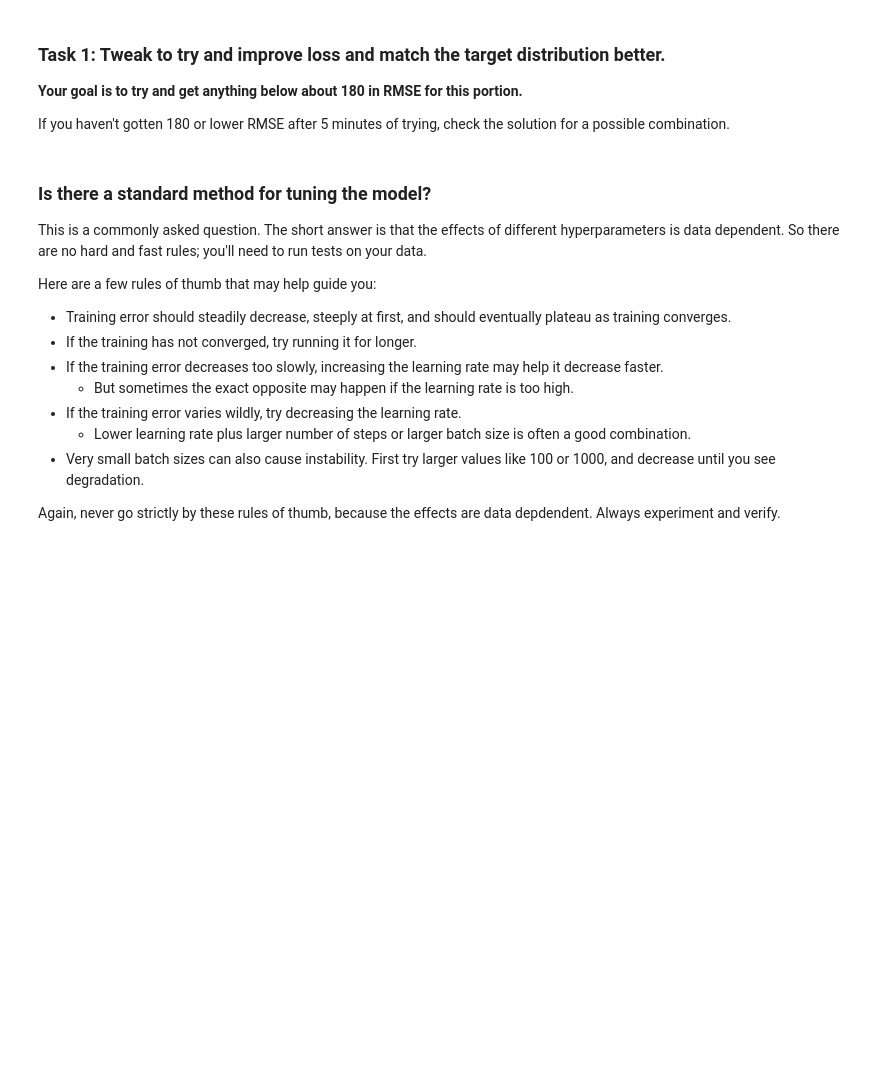
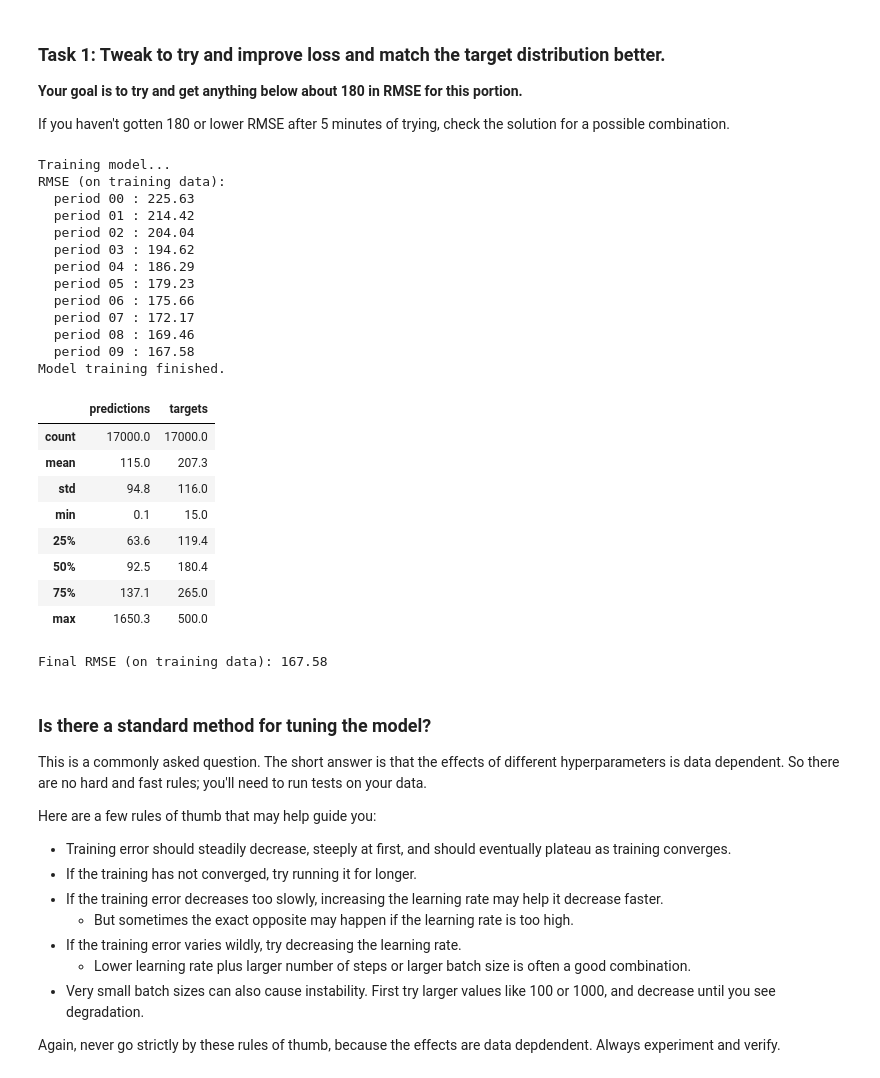
Before and after one commit to StevenPZChan/machine-learning, a Jupyter notebook: ml-exercises/first_steps_with_tensor_flow.ipynb, the cells around one changed output. Drawn from its saved outputs; the diff is of its cells as text; code cells hidden in the pictures; blank space fills up the shorter version.

```diff
--- a/ml-exercises/first_steps_with_tensor_flow.ipynb
+++ b/ml-exercises/first_steps_with_tensor_flow.ipynb
@@ -188,8 +225,8 @@ def train_model(learning_rate, steps, batch_size, input_feature="total_rooms"):
 
   # Train the model, but do so inside a loop so that we can periodically assess
   # loss metrics.
-  print "Training model..."
-  print "RMSE (on training data):"
+  print("Training model...")
+  print("RMSE (on training data):")
   root_mean_squared_errors = []
   for period in range (0, periods):
     # Train the model, starting from the prior state.
@@ -204,19 +241,19 @@ def train_model(learning_rate, steps, batch_size, input_feature="total_rooms"):
     root_mean_squared_error = math.sqrt(
         metrics.mean_squared_error(predictions, targets))
     # Occasionally print the current loss.
-    print "  period %02d : %0.2f" % (period, root_mean_squared_error)
+    print("  period %02d : %0.2f" % (period, root_mean_squared_error))
     # Add the loss metrics from this period to our list.
     root_mean_squared_errors.append(root_mean_squared_error)
     # Finally, track the weights and biases over time.
     # Apply some math to ensure that the data and line are plotted neatly.
     y_extents = np.array([0, sample[my_label].max()])
-    x_extents = (y_extents - linear_regressor.bias_) / linear_regressor.weights_[0]
+    x_extents = (y_extents - linear_regressor.get_variable_value('linear/bias_weight')) / linear_regressor.get_variable_value(f'linear/{my_feature}/weight')[0]
     x_extents = np.maximum(np.minimum(x_extents,
                                       sample[my_feature].max()),
                            sample[my_feature].min())
-    y_extents = linear_regressor.weights_[0] * x_extents + linear_regressor.bias_
+    y_extents = linear_regressor.get_variable_value(f'linear/{my_feature}/weight')[0] * x_extents + linear_regressor.get_variable_value('linear/bias_weight')
     plt.plot(x_extents, y_extents, color=colors[period])
-  print "Model training finished."
+  print("Model training finished.")
 
   # Output a graph of loss metrics over periods.
   plt.subplot(1, 2, 2)
@@ -232,7 +269,7 @@ def train_model(learning_rate, steps, batch_size, input_feature="total_rooms"):
   calibration_data["targets"] = pd.Series(targets)
   display.display(calibration_data.describe())
 
-  print "Final RMSE (on training data): %0.2f" % root_mean_squared_error
+  print("Final RMSE (on training data): %0.2f" % root_mean_squared_error)
 # %% [markdown]
 ### Task 1:  Tweak to try and improve loss and match the target distribution better.
 
@@ -241,10 +278,34 @@ def train_model(learning_rate, steps, batch_size, input_feature="total_rooms"):
 If you haven't gotten 180 or lower RMSE after 5 minutes of trying, check the solution for a possible combination.
 # %%
 train_model(
-    learning_rate=0.00001,
-    steps=100,
-    batch_size=1
+    learning_rate=0.00005,
+    steps=200,
+    batch_size=10
 )
+# %% [output]
+Training model...
+RMSE (on training data):
+  period 00 : 225.63
+  period 01 : 214.42
+  period 02 : 204.04
+  period 03 : 194.62
+  period 04 : 186.29
+  period 05 : 179.23
+  period 06 : 175.66
+  period 07 : 172.17
+  period 08 : 169.46
+  period 09 : 167.58
+Model training finished.
+|  | predictions | targets |
+| count | 17000.0 | 17000.0 |
+| mean | 115.0 | 207.3 |
+| std | 94.8 | 116.0 |
+| min | 0.1 | 15.0 |
+| 25% | 63.6 | 119.4 |
+| 50% | 92.5 | 180.4 |
+| 75% | 137.1 | 265.0 |
+| max | 1650.3 | 500.0 |
+Final RMSE (on training data): 167.58
 # %% [markdown]
 ### Is there a standard method for tuning the model?
 
```
Also changed, not shown: parts of 6 cells of this notebook, 3 other files.
